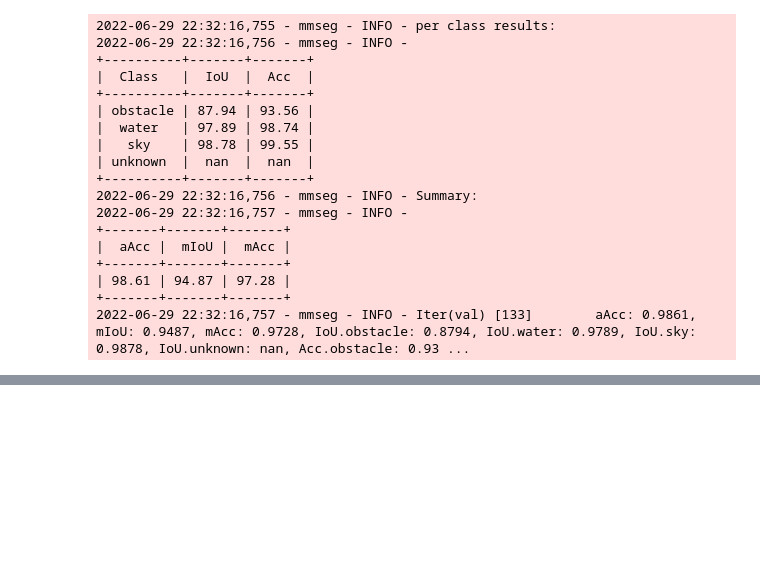
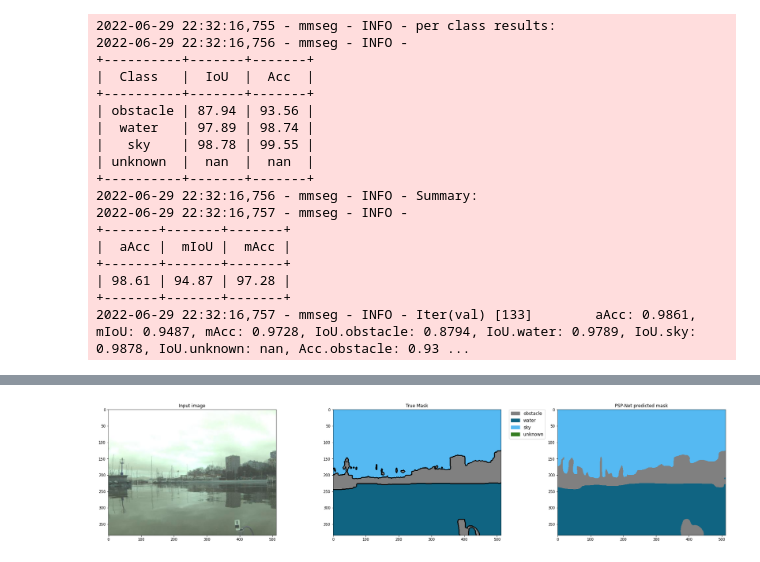
Before and after one commit to SebasGarcia08/marmemseg, a Jupyter notebook: notebooks/training.ipynb, the cells around one changed output, grey strips where cells are left out. Saved outputs shown, nothing was run; the diff lists cells and outputs as text; code cells hidden in the pictures; blank space fills up the shorter version.

```diff
--- a/notebooks/training.ipynb
+++ b/notebooks/training.ipynb
@@ -203,0 +217,42 @@ show_result_pyplot(model, img, result, PALETTE)
+# %%
+from PIL import Image
+import numpy as np
+import matplotlib.patches as mpatches
+
+true_mask = mmcv.imread("../data/raw/mastr1325/masks/0357m.png")[..., 0]
+true_mask = Image.fromarray(true_mask).convert("P")
+true_mask.putpalette(np.array(PALETTE).astype(np.uint8))
+
+pred_mask = Image.fromarray(result[0].astype(np.uint8)).convert("P")
+pred_mask.putpalette(np.array(PALETTE).astype(np.uint8))
+
+fig, ax = plt.subplots(nrows=1, ncols=3, figsize=(8*3, 16))
+
+# create a patch (proxy artist) for every color
+patches = [mpatches.Patch(
+    color=np.array(PALETTE[i])/255.,
+    label=CLASSES[i])
+    for i in range(4)
+]
+
+ax[1].legend(
+    handles=patches,
+    bbox_to_anchor=(1.05, 1),
+    loc=2,
+    borderaxespad=0.,
+    fontsize='large'
+)
+
+ax[0].imshow(img)
+ax[0].set_title("Input image")
+
+ax[1].imshow(true_mask)
+ax[1].set_title("True Mask")
+
+ax[2].imshow(pred_mask)
+ax[2].set_title("PSP-Net predicted mask")
+
+plt.tight_layout()
+plt.show()
+# %% [output]
+[figure, added]
```
Also changed, not shown: parts of 2 cells of this notebook, 1 other file.
